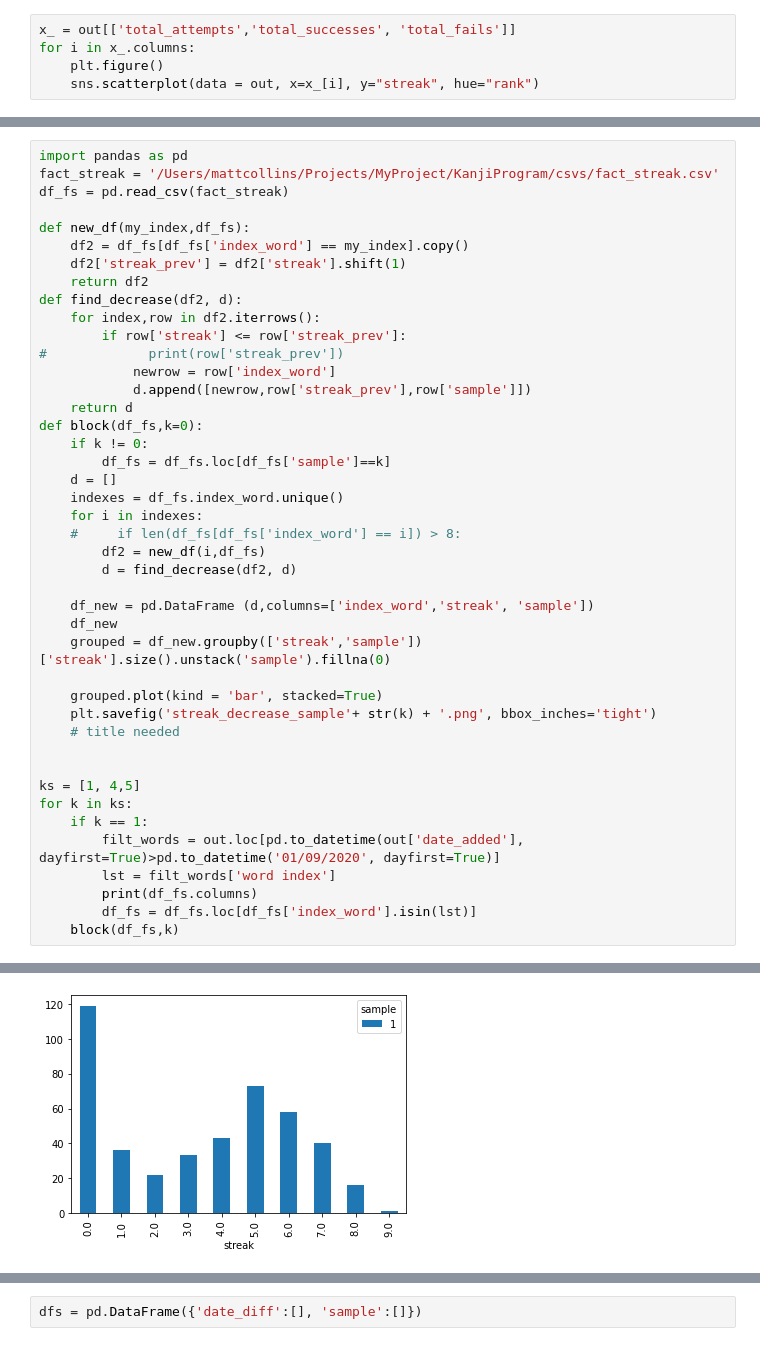
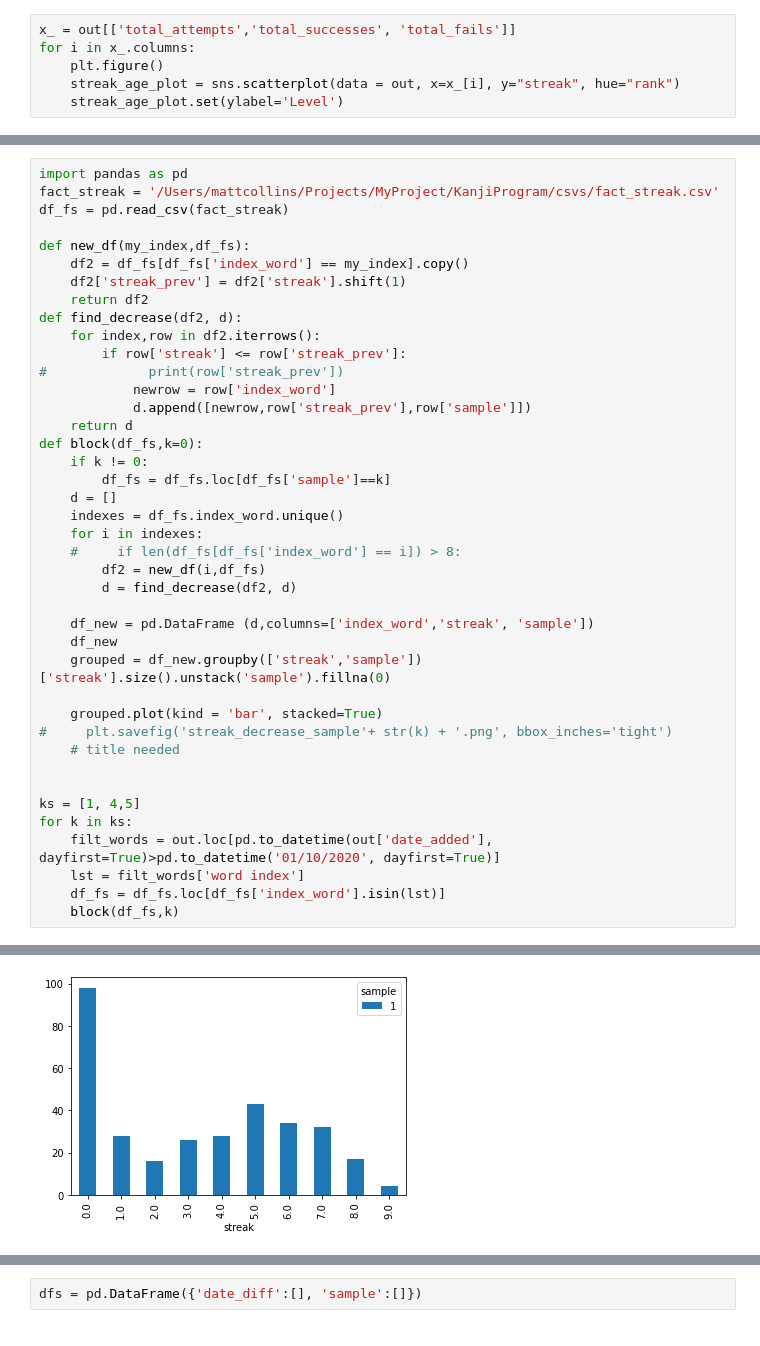
Before and after one commit to MattPCollins/Japanese-Revision, a Jupyter notebook: data_analysis-concise.ipynb, the cells around one changed output, grey strips where cells are left out. Saved outputs shown, nothing was run; the diff lists cells and outputs as text.

```diff
--- a/data_analysis-concise.ipynb
+++ b/data_analysis-concise.ipynb
@@ -59,5 +61,6 @@ fig.savefig('streak_age_plot.png')
 x_ = out[['total_attempts','total_successes', 'total_fails']]
 for i in x_.columns:
     plt.figure()
-    sns.scatterplot(data = out, x=x_[i], y="streak", hue="rank")
+    streak_age_plot = sns.scatterplot(data = out, x=x_[i], y="streak", hue="rank")
+    streak_age_plot.set(ylabel='Level')
 # %% [output]
@@ -97,16 +98,14 @@ def block(df_fs,k=0):
     grouped = df_new.groupby(['streak','sample'])['streak'].size().unstack('sample').fillna(0)
 
     grouped.plot(kind = 'bar', stacked=True)
-    plt.savefig('streak_decrease_sample'+ str(k) + '.png', bbox_inches='tight')
+#     plt.savefig('streak_decrease_sample'+ str(k) + '.png', bbox_inches='tight')
     # title needed
 
 
 ks = [1, 4,5]
 for k in ks:
-    if k == 1:
-        filt_words = out.loc[pd.to_datetime(out['date_added'], dayfirst=True)>pd.to_datetime('01/09/2020', dayfirst=True)]
-        lst = filt_words['word index']
-        print(df_fs.columns)
-        df_fs = df_fs.loc[df_fs['index_word'].isin(lst)]
+    filt_words = out.loc[pd.to_datetime(out['date_added'], dayfirst=True)>pd.to_datetime('01/10/2020', dayfirst=True)]
+    lst = filt_words['word index']
+    df_fs = df_fs.loc[df_fs['index_word'].isin(lst)]
     block(df_fs,k)
 # %% [output]
@@ -114 +112 @@ Index(['index_word', 'streak', 'date', 'sample'], dtype='object')
-[figure, old version]
+[figure, new version]
```
Also changed, not shown: parts of 18 cells of this notebook, 12 other files.
